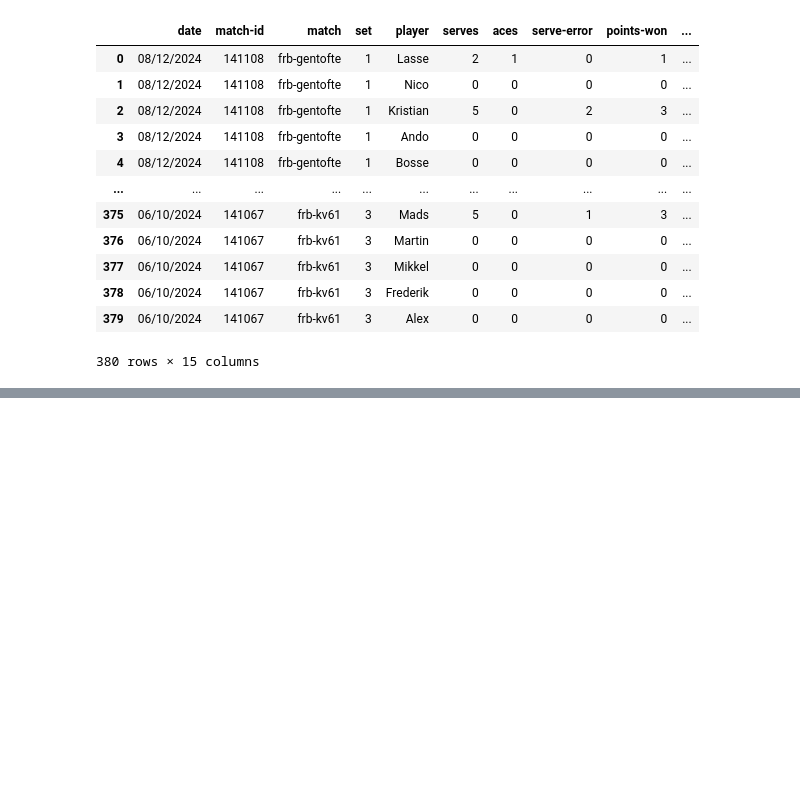
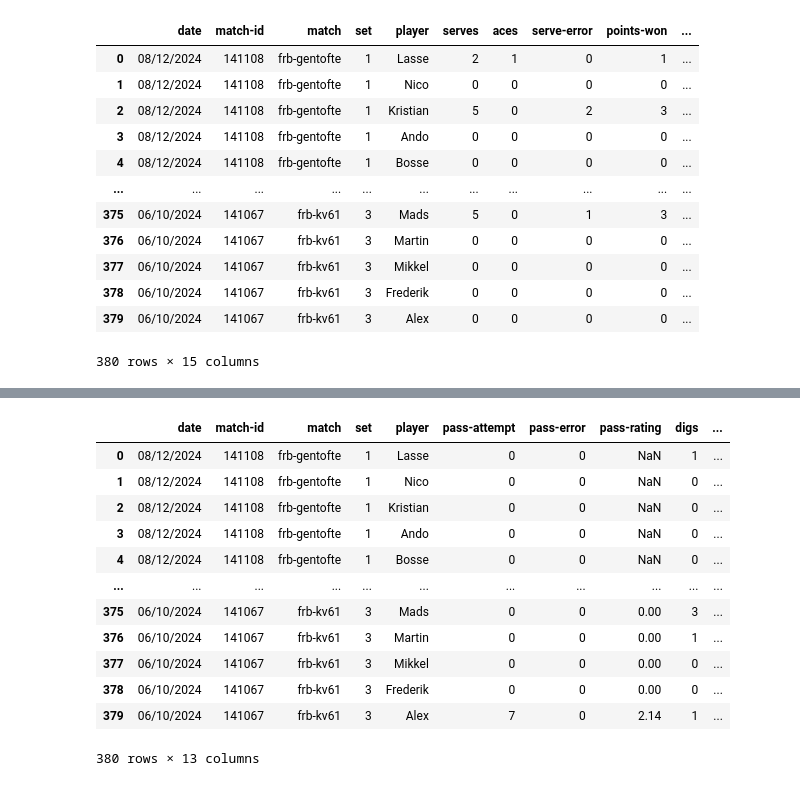
Before and after one commit to alexpcapp/frederiksberg-elite-stats, a Jupyter notebook: data/python/convert-data-per-game.ipynb, the cells around one changed output, grey strips where cells are left out. Saved outputs shown, nothing was run; the diff lists cells and outputs as text; code cells hidden in the pictures; blank space fills up the shorter version.

Commit message:
passing stats added to per game tab

```diff
--- a/data/python/convert-data-per-game.ipynb
+++ b/data/python/convert-data-per-game.ipynb
@@ -61,0 +95,64 @@ with open("../player-offense-per-game.json", "w") as f:
+# %%
+import gspread
+from oauth2client.service_account import ServiceAccountCredentials
+
+# Set up the scope for the APIs
+scope = ["https://www.googleapis.com/auth/spreadsheets.readonly",
+         "https://www.googleapis.com/auth/drive.readonly"]
+
+# Provide the path to the credentials JSON file you downloaded
+creds = ServiceAccountCredentials.from_json_keyfile_name('/Users/alexandercappelen/Documents/keys/frb-elite-88e4dcc7ec5c.json', scope)
+
+# Authorize and create the client
+client = gspread.authorize(creds)
+
+# Open the sheet by name
+player_defense = client.open("frb-volley-game-stats").worksheet("player-defense")
+player_positions = client.open("frb-volley-game-stats").worksheet("player-positions")
+player_reception = client.open("frb-volley-game-stats").worksheet("player-reception")
+
+# Fetch all records (rows) from the sheet
+player_defense_data = player_defense.get_all_records()
+player_reception_data = player_reception.get_all_records()
+
+# Print the data or convert it into a DataFrame
+import pandas as pd
+player_positions_df = pd.DataFrame(player_positions.get_all_records())
+df = pd.DataFrame(player_defense_data)
+df['pass-rating'] = pd.to_numeric(df['pass-rating'], errors='coerce')
+df['pass-attempt'] = pd.to_numeric(df['pass-attempt'])
+df['pass-attempt'] = df['pass-attempt'].fillna(0).astype(int)
+
+df['pass-error'] = pd.to_numeric(df['pass-error'])
+df['pass-error'] = df['pass-error'].fillna(0).astype(int)
+
+df['digs'] = pd.to_numeric(df['digs'])
+df['digs'] = df['digs'].fillna(0).astype(int)
+
+df['dig-error'] = pd.to_numeric(df['dig-error'])
+df['dig-error'] = df['dig-error'].fillna(0).astype(int)
+
+df['blocks'] = pd.to_numeric(df['blocks'])
+df['blocks'] = df['blocks'].fillna(0).astype(int)
+
+df['block-error'] = pd.to_numeric(df['block-error'])
+df['block-error'] = df['block-error'].fillna(0).astype(int)
+
+
+#df["error-pct"] = df["attack-errors"] / df["attack"]
+#df["pass-rating"].unique()
+df
+# %% [output]
+|  | date | match-id | match | set | player | pass-attempt | pass-error | pass-rating | digs | ... |
+| 0 | 08/12/2024 | 141108 | frb-gentofte | 1 | Lasse | 0 | 0 | NaN | 1 | ... |
+| 1 | 08/12/2024 | 141108 | frb-gentofte | 1 | Nico | 0 | 0 | NaN | 0 | ... |
+| 2 | 08/12/2024 | 141108 | frb-gentofte | 1 | Kristian | 0 | 0 | NaN | 0 | ... |
+| 3 | 08/12/2024 | 141108 | frb-gentofte | 1 | Ando | 0 | 0 | NaN | 0 | ... |
+| 4 | 08/12/2024 | 141108 | frb-gentofte | 1 | Bosse | 0 | 0 | NaN | 0 | ... |
+| ... | ... | ... | ... | ... | ... | ... | ... | ... | ... | ... |
+| 375 | 06/10/2024 | 141067 | frb-kv61 | 3 | Mads | 0 | 0 | 0.00 | 3 | ... |
+| 376 | 06/10/2024 | 141067 | frb-kv61 | 3 | Martin | 0 | 0 | 0.00 | 1 | ... |
+| 377 | 06/10/2024 | 141067 | frb-kv61 | 3 | Mikkel | 0 | 0 | 0.00 | 0 | ... |
+| 378 | 06/10/2024 | 141067 | frb-kv61 | 3 | Frederik | 0 | 0 | 0.00 | 0 | ... |
+| 379 | 06/10/2024 | 141067 | frb-kv61 | 3 | Alex | 7 | 0 | 2.14 | 1 | ... |
+380 rows × 13 columns
```
Also changed, not shown: parts of 9 cells of this notebook, 6 other files.
